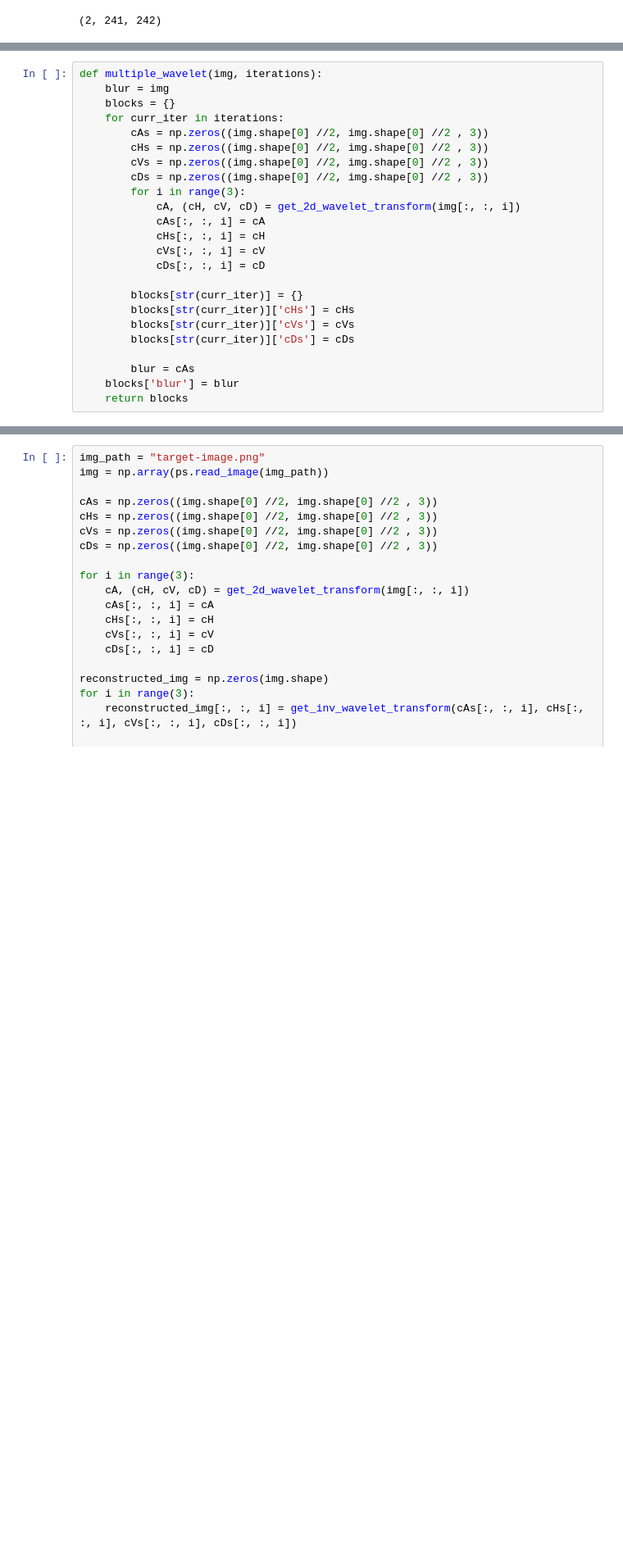
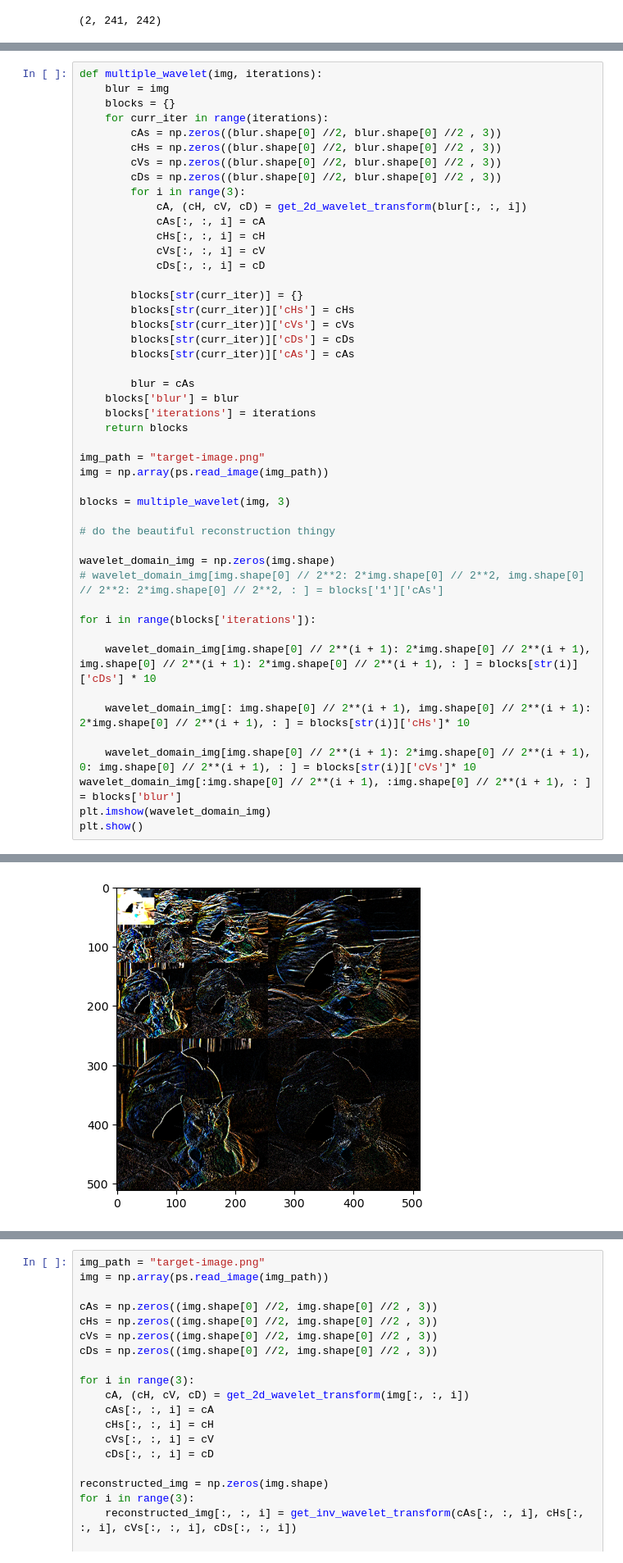
Before and after one commit to kevdodo/jpg-study, a Jupyter notebook: jpg_compress.ipynb, the cells around one changed output, grey strips where cells are left out. Shown at 82% size. Cells and saved outputs as stored; diff of their text form; blank space fills up the shorter version.

```diff
--- a/jpg_compress.ipynb
+++ b/jpg_compress.ipynb
@@ -332,13 +327,13 @@ def quanitize(R, i, c, f):
 def multiple_wavelet(img, iterations):
     blur = img
     blocks = {}
-    for curr_iter in iterations:
-        cAs = np.zeros((img.shape[0] //2, img.shape[0] //2 , 3))
-        cHs = np.zeros((img.shape[0] //2, img.shape[0] //2 , 3))
-        cVs = np.zeros((img.shape[0] //2, img.shape[0] //2 , 3))
-        cDs = np.zeros((img.shape[0] //2, img.shape[0] //2 , 3))
+    for curr_iter in range(iterations):
+        cAs = np.zeros((blur.shape[0] //2, blur.shape[0] //2 , 3))
+        cHs = np.zeros((blur.shape[0] //2, blur.shape[0] //2 , 3))
+        cVs = np.zeros((blur.shape[0] //2, blur.shape[0] //2 , 3))
+        cDs = np.zeros((blur.shape[0] //2, blur.shape[0] //2 , 3))
         for i in range(3):
-            cA, (cH, cV, cD) = get_2d_wavelet_transform(img[:, :, i])
+            cA, (cH, cV, cD) = get_2d_wavelet_transform(blur[:, :, i])
             cAs[:, :, i] = cA
             cHs[:, :, i] = cH
             cVs[:, :, i] = cV
@@ -348,7 +343,31 @@ def multiple_wavelet(img, iterations):
         blocks[str(curr_iter)]['cHs'] = cHs
         blocks[str(curr_iter)]['cVs'] = cVs
         blocks[str(curr_iter)]['cDs'] = cDs
+        blocks[str(curr_iter)]['cAs'] = cAs
 
         blur = cAs
     blocks['blur'] = blur
+    blocks['iterations'] = iterations
     return blocks
+
+img_path = "target-image.png"
+img = np.array(ps.read_image(img_path))
+
+blocks = multiple_wavelet(img, 3)
+
+# do the beautiful reconstruction thingy
+
+wavelet_domain_img = np.zeros(img.shape)
+# wavelet_domain_img[img.shape[0] // 2**2: 2*img.shape[0] // 2**2, img.shape[0] // 2**2: 2*img.shape[0] // 2**2, : ] = blocks['1']['cAs']
+
+for i in range(blocks['iterations']):
+
+    wavelet_domain_img[img.shape[0] // 2**(i + 1): 2*img.shape[0] // 2**(i + 1), img.shape[0] // 2**(i + 1): 2*img.shape[0] // 2**(i + 1), : ] = blocks[str(i)]['cDs'] * 10
+
+    wavelet_domain_img[: img.shape[0] // 2**(i + 1), img.shape[0] // 2**(i + 1): 2*img.shape[0] // 2**(i + 1), : ] = blocks[str(i)]['cHs']* 10
+
+    wavelet_domain_img[img.shape[0] // 2**(i + 1): 2*img.shape[0] // 2**(i + 1), 0: img.shape[0] // 2**(i + 1), : ] = blocks[str(i)]['cVs']* 10
+wavelet_domain_img[:img.shape[0] // 2**(i + 1), :img.shape[0] // 2**(i + 1), : ] = blocks['blur']
+plt.imshow(wavelet_domain_img)
+plt.show()
+# %% [output]
@@ -354,0 +375 @@ def multiple_wavelet(img, iterations):
+[figure, added]
```
Also changed, not shown: parts of 6 cells of this notebook.
